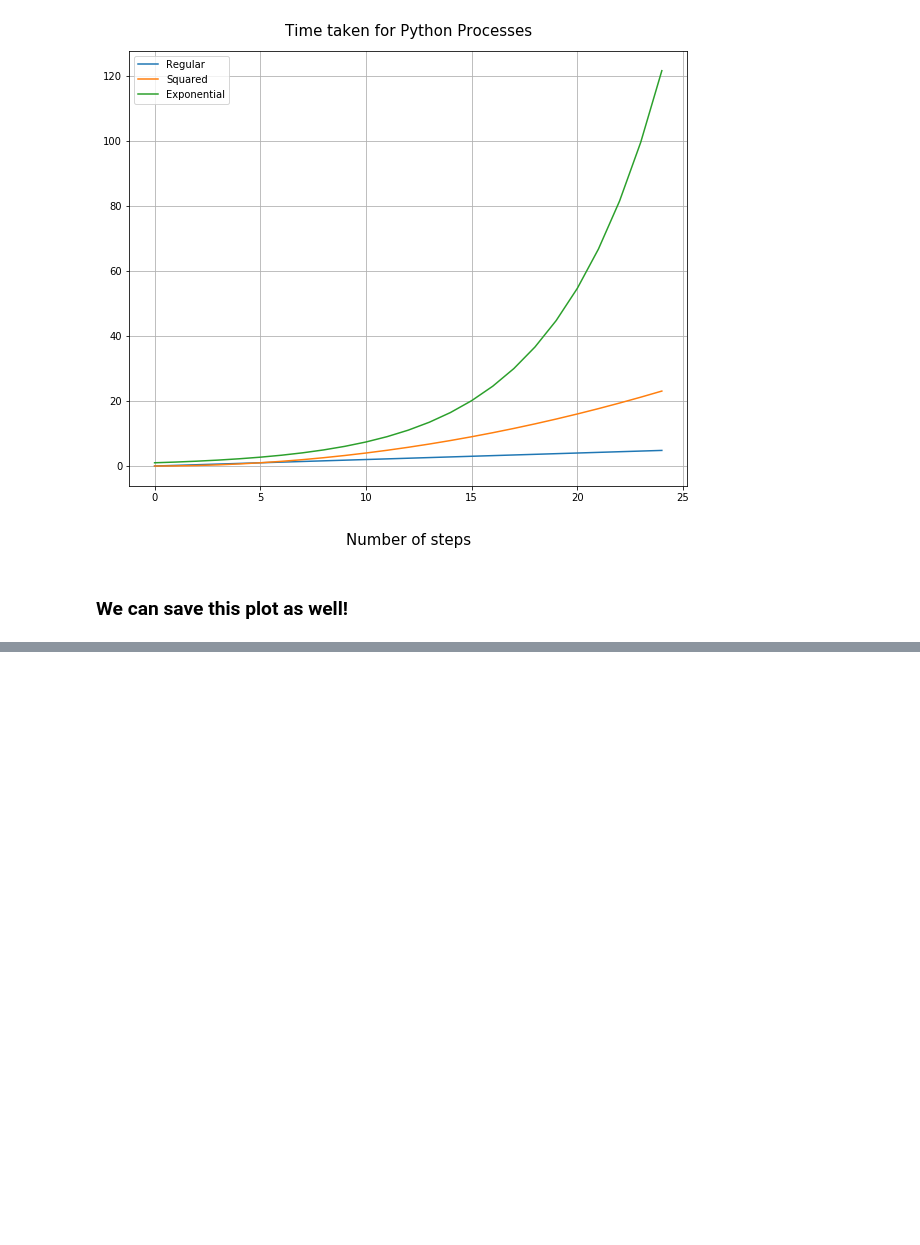
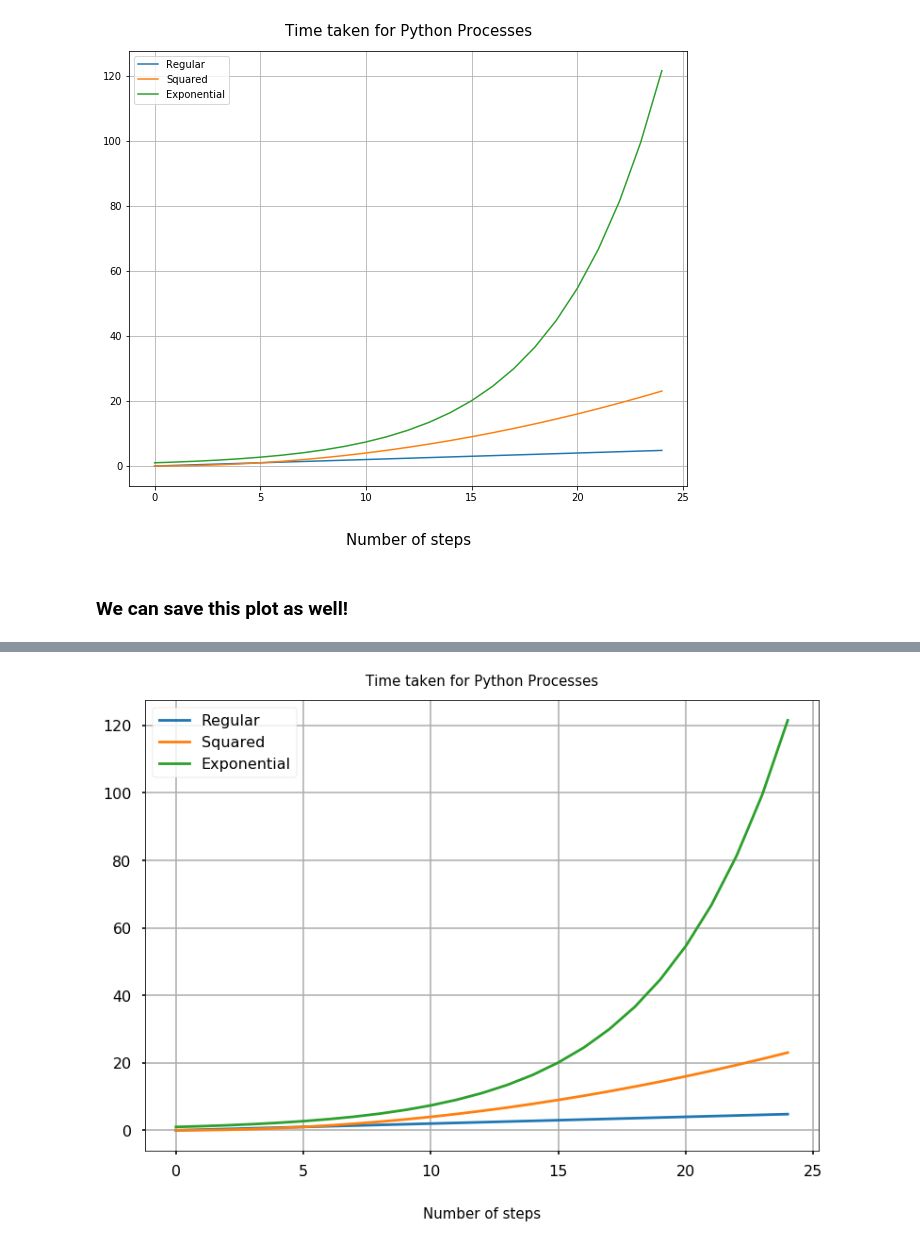
Before and after one commit to pratos/python4ds, a Jupyter notebook: notebooks/Python Visualization snippets.ipynb, the cells around one changed output, grey strips where cells are left out. Cells and saved outputs as stored; diff of their text form; code cells hidden in the pictures; blank space fills up the shorter version.

```diff
--- a/notebooks/Python Visualization snippets.ipynb
+++ b/notebooks/Python Visualization snippets.ipynb
@@ -375,0 +416,14 @@ plt.show()
+# %%
+plt.style.use('seaborn-poster')
+# %%
+plt.plot(time)
+plt.plot(time2)
+plt.plot(time3)
+plt.title('Time taken for Python Processes', fontdict={'fontsize': 15, 'fontweight': 10}, pad=15)
+plt.xlabel('Number of steps', fontdict={'fontsize': 15}, labelpad=30)
+plt.legend(['Regular', 'Squared', 'Exponential'], loc='best')
+# plt.xticks([])
+plt.grid(axis='both')
+plt.show()
+# %% [output]
+[figure, added]
```
Also changed, not shown: parts of 48 cells of this notebook, 1 other file.
